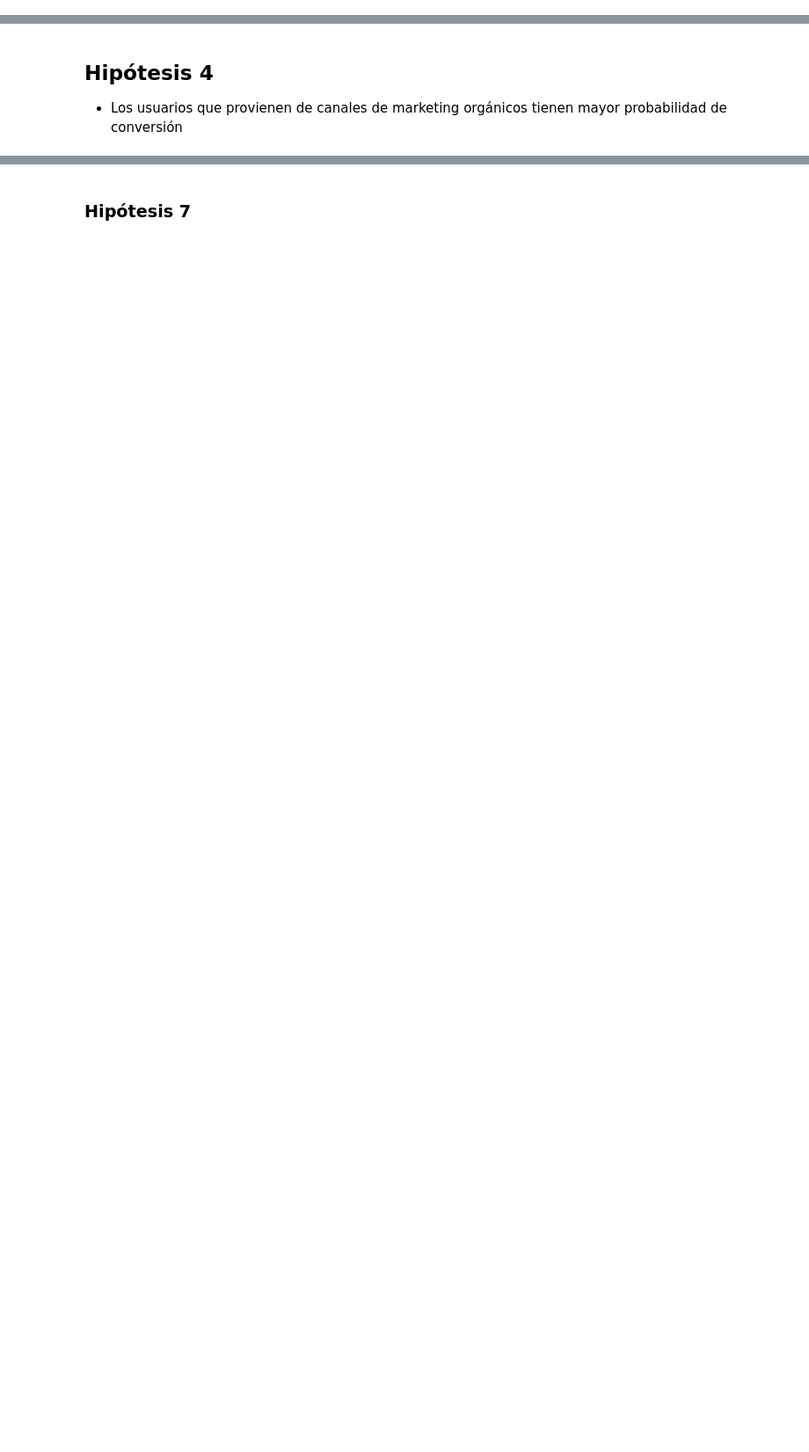
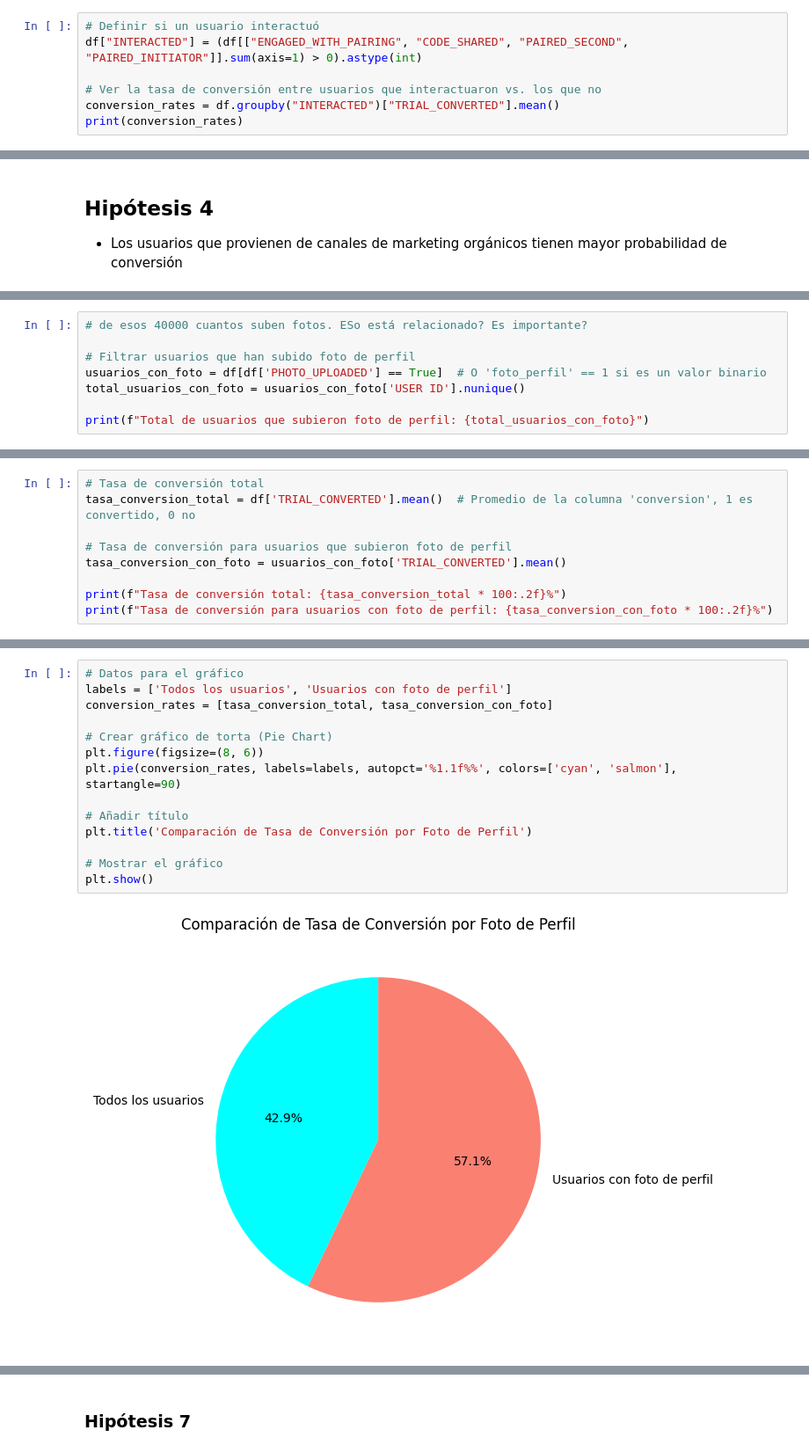
Before and after one commit to NaiSaratxaga/EDA_user-conversion-analysis, a Jupyter notebook: Notebooks/EDA_user_conversion_analysis.ipynb, the cells around one changed output, grey strips where cells are left out. Shown at 88% size. Cells and saved outputs as stored; diff of their text form; blank space fills up the shorter version.

```diff
--- a/Notebooks/EDA_user_conversion_analysis.ipynb
+++ b/Notebooks/EDA_user_conversion_analysis.ipynb
@@ -239,0 +262,7 @@ Passing `palette` without assigning `hue` is deprecated and will be removed in v
+# %%
+# Definir si un usuario interactuó
+df["INTERACTED"] = (df[["ENGAGED_WITH_PAIRING", "CODE_SHARED", "PAIRED_SECOND", "PAIRED_INITIATOR"]].sum(axis=1) > 0).astype(int)
+
+# Ver la tasa de conversión entre usuarios que interactuaron vs. los que no
+conversion_rates = df.groupby("INTERACTED")["TRIAL_CONVERTED"].mean()
+print(conversion_rates)
@@ -359,0 +436,8 @@ Passing `palette` without assigning `hue` is deprecated and will be removed in v
+# %%
+# de esos 40000 cuantos suben fotos. ESo está relacionado? Es importante?
+
+# Filtrar usuarios que han subido foto de perfil
+usuarios_con_foto = df[df['PHOTO_UPLOADED'] == True]  # O 'foto_perfil' == 1 si es un valor binario
+total_usuarios_con_foto = usuarios_con_foto['USER ID'].nunique()
+
+print(f"Total de usuarios que subieron foto de perfil: {total_usuarios_con_foto}")
@@ -359,0 +446,9 @@ Passing `palette` without assigning `hue` is deprecated and will be removed in v
+# %%
+# Tasa de conversión total
+tasa_conversion_total = df['TRIAL_CONVERTED'].mean()  # Promedio de la columna 'conversion', 1 es convertido, 0 no
+
+# Tasa de conversión para usuarios que subieron foto de perfil
+tasa_conversion_con_foto = usuarios_con_foto['TRIAL_CONVERTED'].mean()
+
+print(f"Tasa de conversión total: {tasa_conversion_total * 100:.2f}%")
+print(f"Tasa de conversión para usuarios con foto de perfil: {tasa_conversion_con_foto * 100:.2f}%")
@@ -359,0 +458,16 @@ Passing `palette` without assigning `hue` is deprecated and will be removed in v
+# %%
+# Datos para el gráfico
+labels = ['Todos los usuarios', 'Usuarios con foto de perfil']
+conversion_rates = [tasa_conversion_total, tasa_conversion_con_foto]
+
+# Crear gráfico de torta (Pie Chart)
+plt.figure(figsize=(8, 6))
+plt.pie(conversion_rates, labels=labels, autopct='%1.1f%%', colors=['cyan', 'salmon'], startangle=90)
+
+# Añadir título
+plt.title('Comparación de Tasa de Conversión por Foto de Perfil')
+
+# Mostrar el gráfico
+plt.show()
+# %% [output]
+[figure, added]
```
Also changed, not shown: parts of 25 cells of this notebook, 2 other files.
